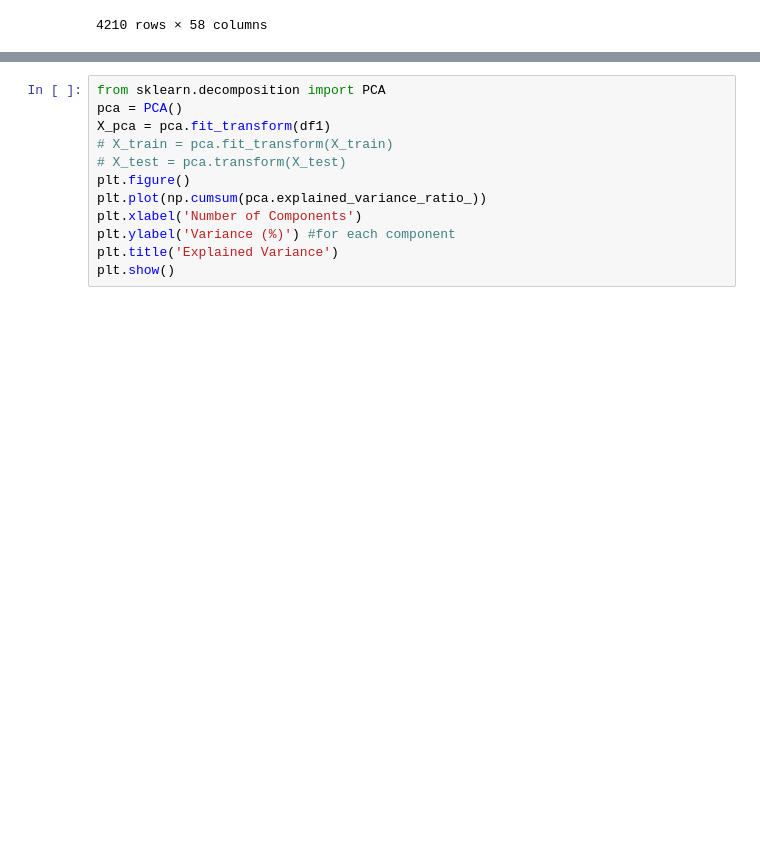
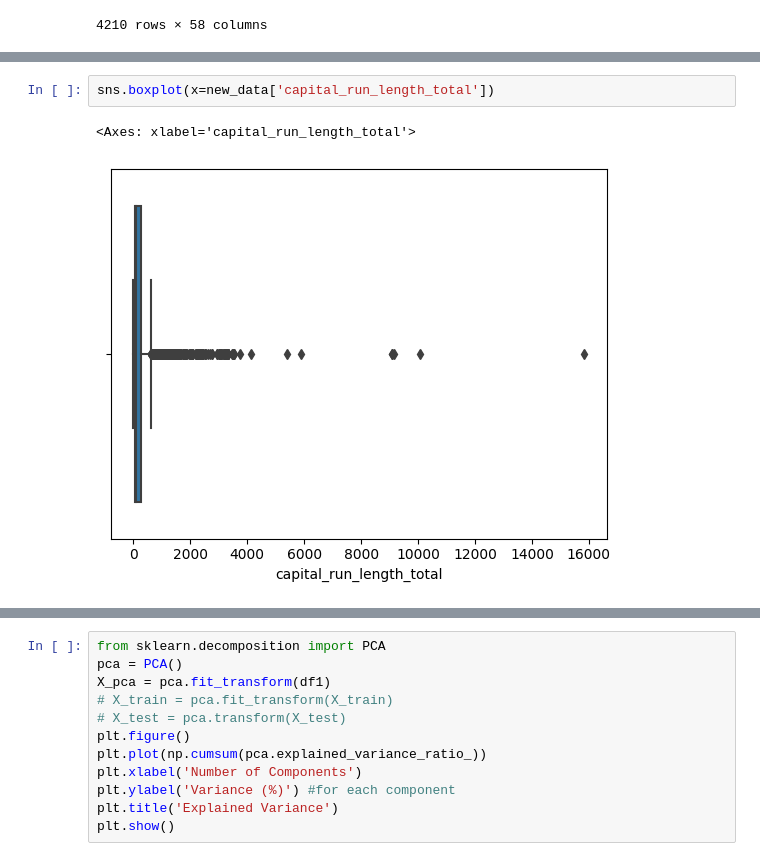
Before and after one commit to GenukaM/Machine_learning-coursework, a Jupyter notebook: Machine learning cw/Ml_cw.ipynb, the cells around one changed output, grey strips where cells are left out. Saved outputs shown, nothing was run; the diff lists cells and outputs as text; blank space fills up the shorter version.

```diff
--- a/Machine learning cw/Ml_cw.ipynb
+++ b/Machine learning cw/Ml_cw.ipynb
@@ -60,0 +71,5 @@ new_data
+# %%
+sns.boxplot(x=new_data['capital_run_length_total'])
+# %% [output]
+<Axes: xlabel='capital_run_length_total'>
+[figure, added]
```
Also changed, not shown: parts of 38 cells of this notebook.
